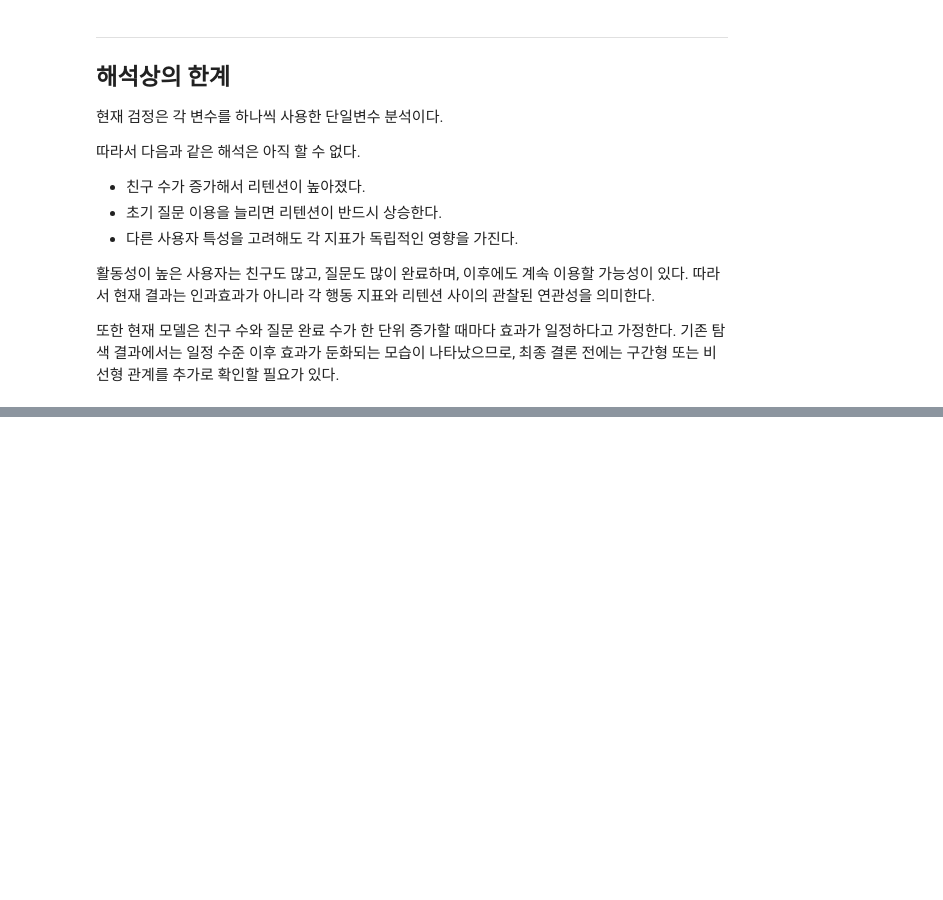
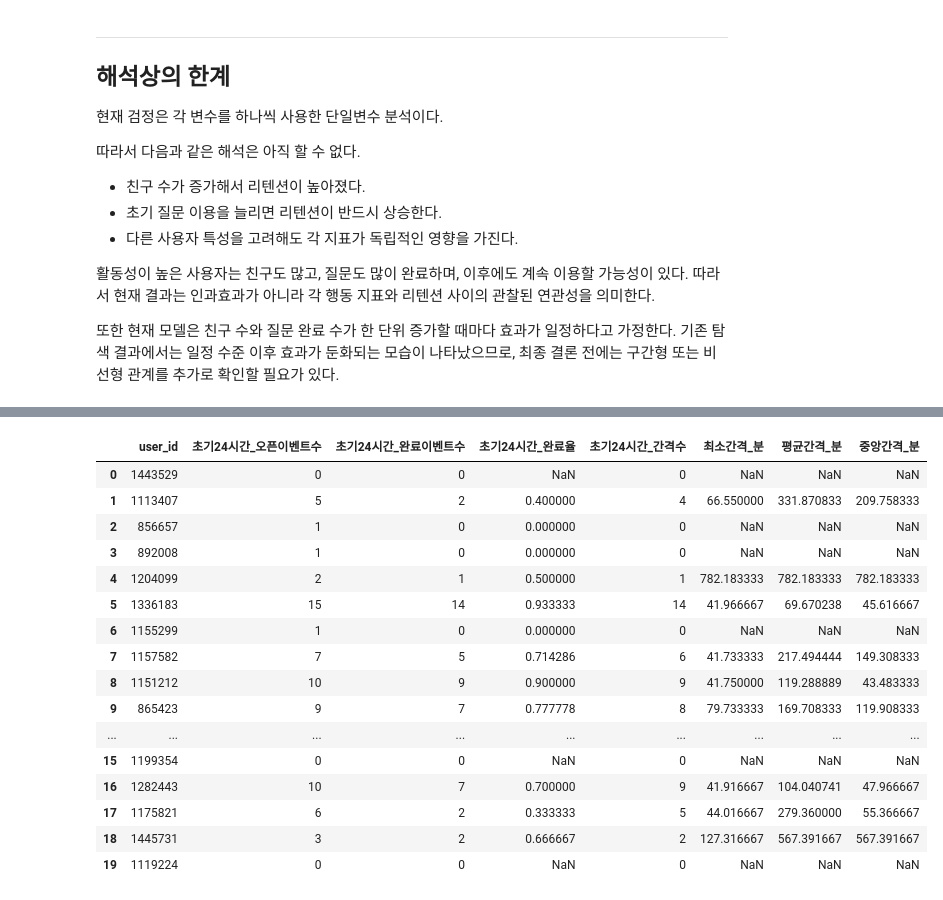
Before and after one commit to zoo-no-s/sns_service_analysis, a Jupyter notebook: notebooks/retention_zoonos.ipynb, the cells around one changed output, grey strips where cells are left out. Drawn from its saved outputs; the diff is of its cells as text; code cells hidden in the pictures; blank space fills up the shorter version.

```diff
--- a/notebooks/retention_zoonos.ipynb
+++ b/notebooks/retention_zoonos.ipynb
@@ -5970,0 +7431,51 @@ D1 이전의 누적 질문 완료 수는 활성화 후 첫 24시간의 질문
+# %%
+# 사용자별 간격과 완료 경험 결합
+initial_gap_completion_by_user = (
+    initial_gap_by_user
+    .merge(
+        initial_event_count_by_user_all[
+            [
+                'user_id',
+                '초기24시간_오픈이벤트수',
+                '초기24시간_완료이벤트수',
+                '초기24시간_완료율',
+            ]
+        ],
+        on='user_id',
+        how='inner',
+        validate='one_to_one',
+    )
+)
+# %%
+display(
+    initial_gap_completion_by_user[
+        [
+            'user_id',
+            '초기24시간_오픈이벤트수',
+            '초기24시간_완료이벤트수',
+            '초기24시간_완료율',
+            '초기24시간_간격수',
+            '최소간격_분',
+            '평균간격_분',
+            '중앙간격_분',
+        ]
+    ].head(20)
+)
+# %% [output]
+|  | user_id | 초기24시간_오픈이벤트수 | 초기24시간_완료이벤트수 | 초기24시간_완료율 | 초기24시간_간격수 | 최소간격_분 | 평균간격_분 | 중앙간격_분 |
+| 0 | 1443529 | 0 | 0 | NaN | 0 | NaN | NaN | NaN |
+| 1 | 1113407 | 5 | 2 | 0.400000 | 4 | 66.550000 | 331.870833 | 209.758333 |
+| 2 | 856657 | 1 | 0 | 0.000000 | 0 | NaN | NaN | NaN |
+| 3 | 892008 | 1 | 0 | 0.000000 | 0 | NaN | NaN | NaN |
+| 4 | 1204099 | 2 | 1 | 0.500000 | 1 | 782.183333 | 782.183333 | 782.183333 |
+| 5 | 1336183 | 15 | 14 | 0.933333 | 14 | 41.966667 | 69.670238 | 45.616667 |
+| 6 | 1155299 | 1 | 0 | 0.000000 | 0 | NaN | NaN | NaN |
+| 7 | 1157582 | 7 | 5 | 0.714286 | 6 | 41.733333 | 217.494444 | 149.308333 |
+| 8 | 1151212 | 10 | 9 | 0.900000 | 9 | 41.750000 | 119.288889 | 43.483333 |
+| 9 | 865423 | 9 | 7 | 0.777778 | 8 | 79.733333 | 169.708333 | 119.908333 |
+| ... | ... | ... | ... | ... | ... | ... | ... | ... |
+| 15 | 1199354 | 0 | 0 | NaN | 0 | NaN | NaN | NaN |
+| 16 | 1282443 | 10 | 7 | 0.700000 | 9 | 41.916667 | 104.040741 | 47.966667 |
+| 17 | 1175821 | 6 | 2 | 0.333333 | 5 | 44.016667 | 279.360000 | 55.366667 |
+| 18 | 1445731 | 3 | 2 | 0.666667 | 2 | 127.316667 | 567.391667 | 567.391667 |
+| 19 | 1119224 | 0 | 0 | NaN | 0 | NaN | NaN | NaN |
```
Also changed, not shown: parts of 63 cells of this notebook.
